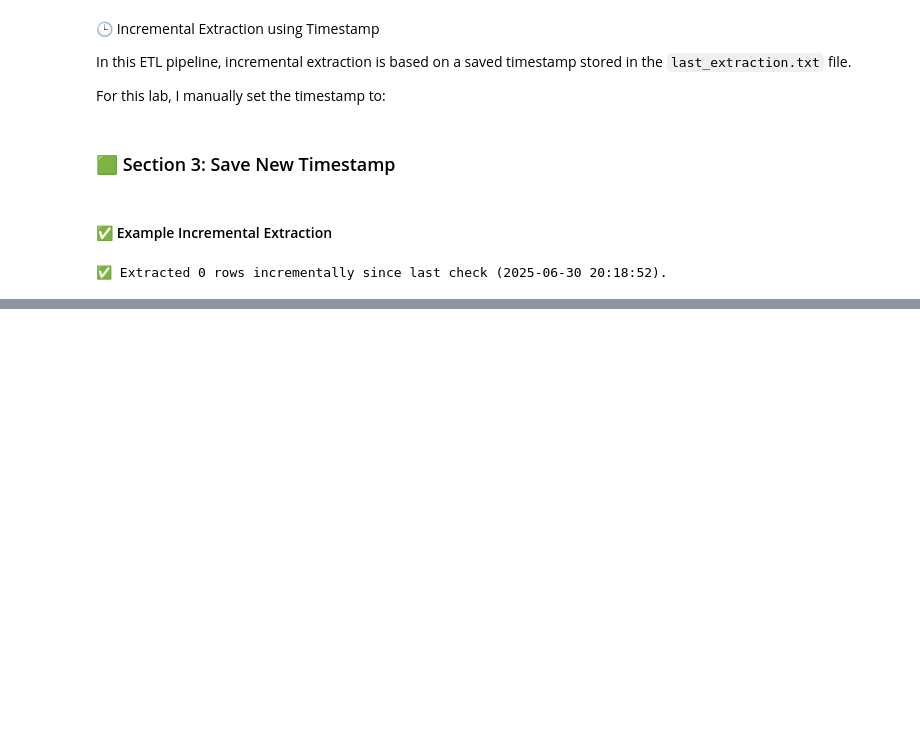
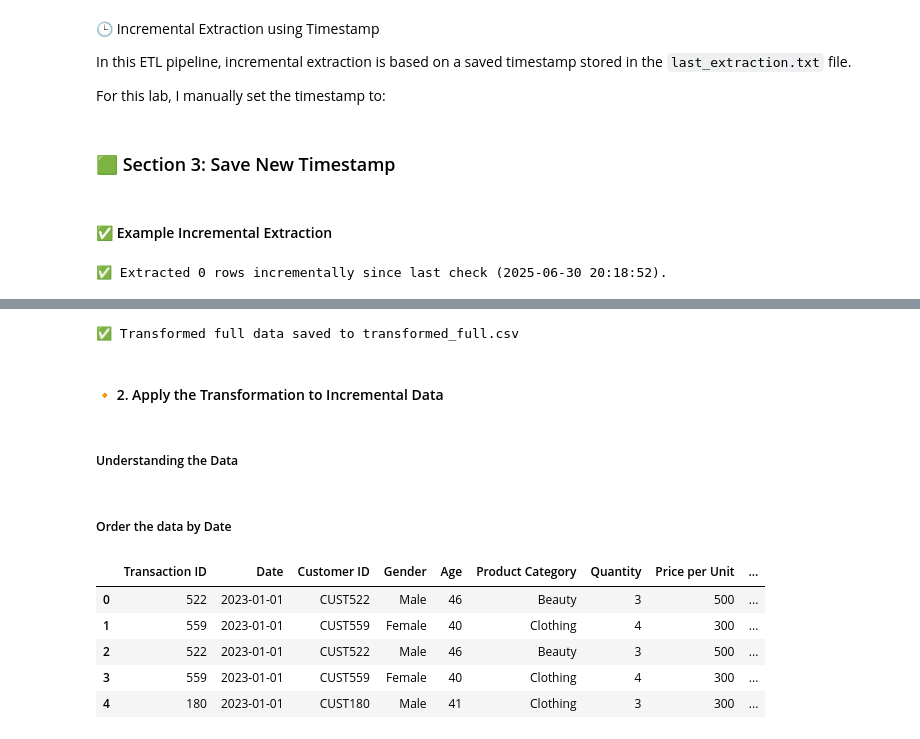
Before and after one commit to aykahsay/ETL-Extract-AmabchowKahsay, a Jupyter notebook: ETL_Extract_AmbachowKahsay_550/etl_extract.ipynb, the cells around one changed output, grey strips where cells are left out. Cells and saved outputs as stored; diff of their text form; code cells hidden in the pictures; blank space fills up the shorter version.

```diff
--- a/ETL_Extract_AmbachowKahsay_550/etl_extract.ipynb
+++ b/ETL_Extract_AmbachowKahsay_550/etl_extract.ipynb
@@ -193,0 +411,11 @@ if not new_data.empty:
+# %%
+# Step 2: Apply the transformation
+transformed_full = transform_data(df_full)
+
+# Step 3: Save transformed data
+transformed_full.to_csv("transformed_full.csv", index=False)
+print("✅ Transformed full data saved to transformed_full.csv")
+# %% [output]
+✅ Transformed full data saved to transformed_full.csv
+# %% [markdown]
+#### 🔸 2. Apply the Transformation to Incremental Data
@@ -193,0 +432,20 @@ if not new_data.empty:
+# %% [markdown]
+##### Understanding the Data
+# %% [markdown]
+##### Order the data by Date
+# %%
+# Convert 'Date' column to datetime
+df_full['Date'] = pd.to_datetime(df['Date'], errors='coerce')
+
+# Drop rows with invalid or missing dates
+df_full = df.dropna(subset=['Date'])
+
+        # Sort the DataFrame by 'Date'
+df_full = df_full.sort_values('Date').reset_index(drop=True)
+# %% [output]
+|  | Transaction ID | Date | Customer ID | Gender | Age | Product Category | Quantity | Price per Unit | ... |
+| 0 | 522 | 2023-01-01 | CUST522 | Male | 46 | Beauty | 3 | 500 | ... |
+| 1 | 559 | 2023-01-01 | CUST559 | Female | 40 | Clothing | 4 | 300 | ... |
+| 2 | 522 | 2023-01-01 | CUST522 | Male | 46 | Beauty | 3 | 500 | ... |
+| 3 | 559 | 2023-01-01 | CUST559 | Female | 40 | Clothing | 4 | 300 | ... |
+| 4 | 180 | 2023-01-01 | CUST180 | Male | 41 | Clothing | 3 | 300 | ... |
```
Also changed, not shown: parts of 21 cells of this notebook, 2 other files.
